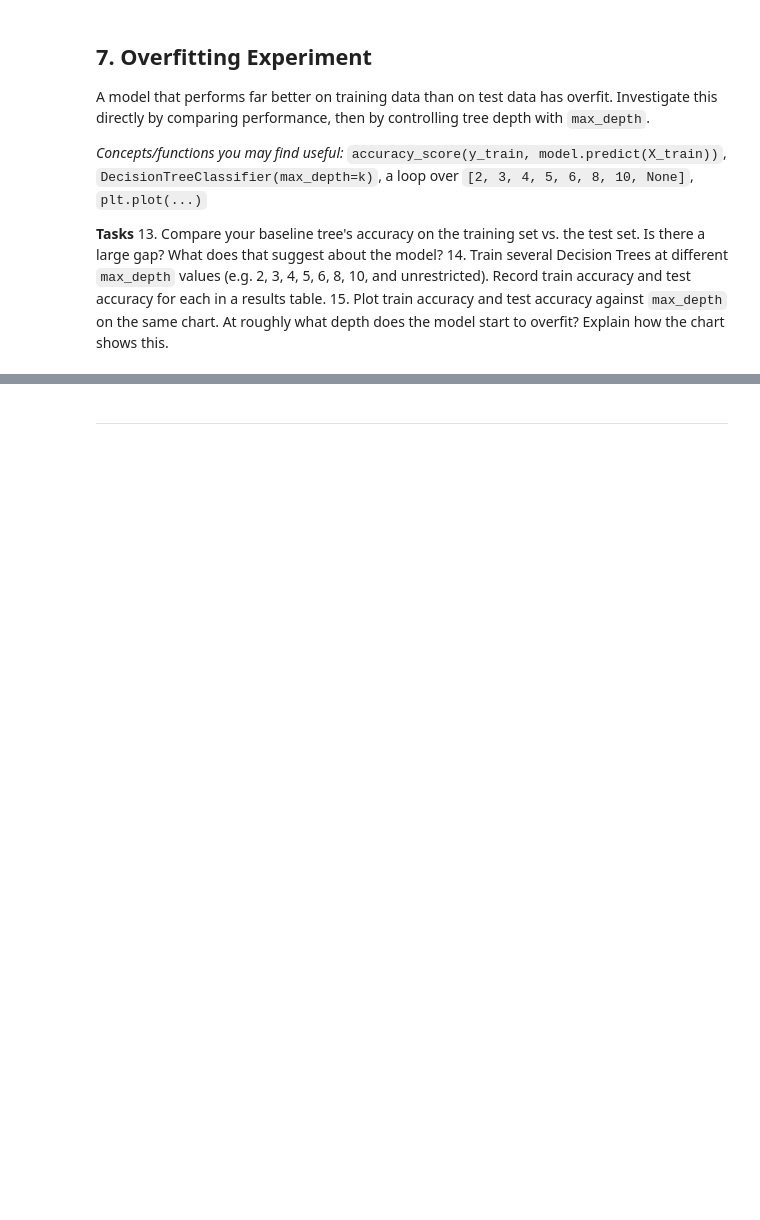
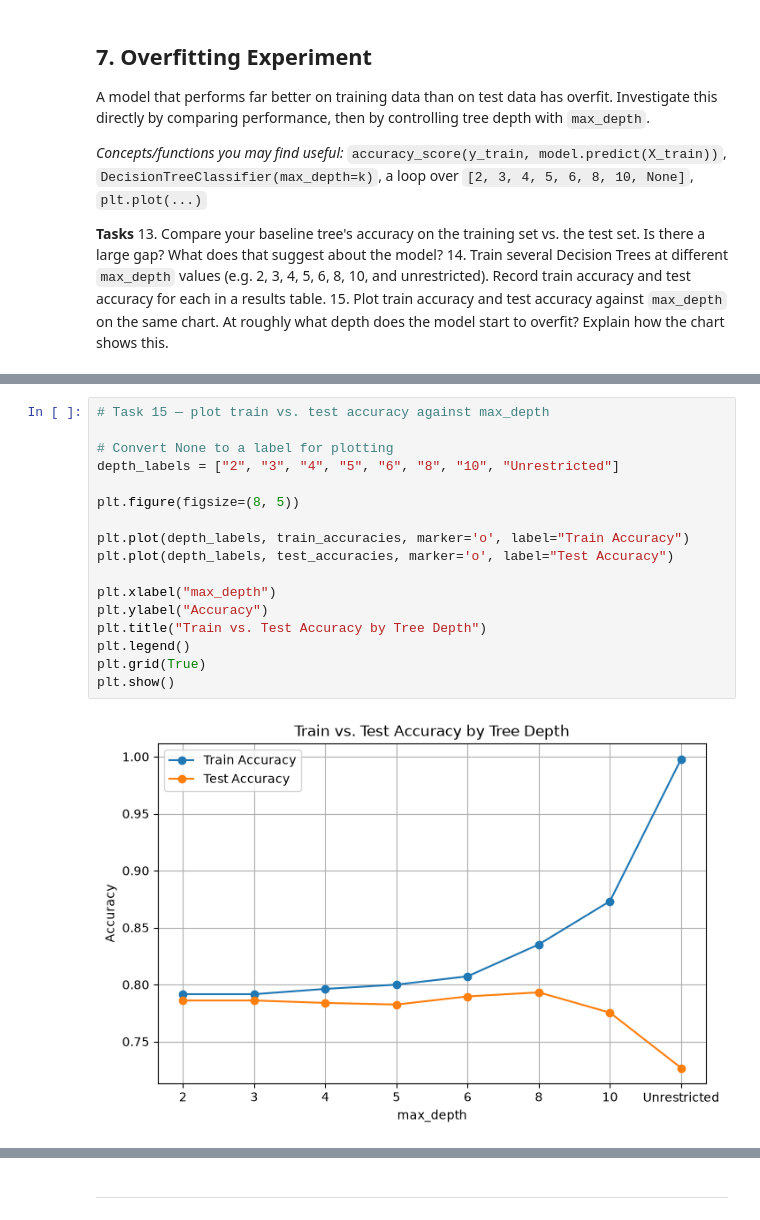
Before and after one commit to arshadalikhokhar05-sketch/machine-learning-data-preprocessing-lab, a Jupyter notebook: Lab3_Decision_Tree_Template.ipynb, the cells around one changed output, grey strips where cells are left out. Saved outputs shown, nothing was run; the diff lists cells and outputs as text; blank space fills up the shorter version.

```diff
--- a/Lab3_Decision_Tree_Template.ipynb
+++ b/Lab3_Decision_Tree_Template.ipynb
@@ -375,0 +442,19 @@ _(your answer here)_
+# %%
+# Task 15 — plot train vs. test accuracy against max_depth
+
+# Convert None to a label for plotting
+depth_labels = ["2", "3", "4", "5", "6", "8", "10", "Unrestricted"]
+
+plt.figure(figsize=(8, 5))
+
+plt.plot(depth_labels, train_accuracies, marker='o', label="Train Accuracy")
+plt.plot(depth_labels, test_accuracies, marker='o', label="Test Accuracy")
+
+plt.xlabel("max_depth")
+plt.ylabel("Accuracy")
+plt.title("Train vs. Test Accuracy by Tree Depth")
+plt.legend()
+plt.grid(True)
+plt.show()
+# %% [output]
+[figure, added]
```
Also changed, not shown: parts of 36 cells of this notebook.
